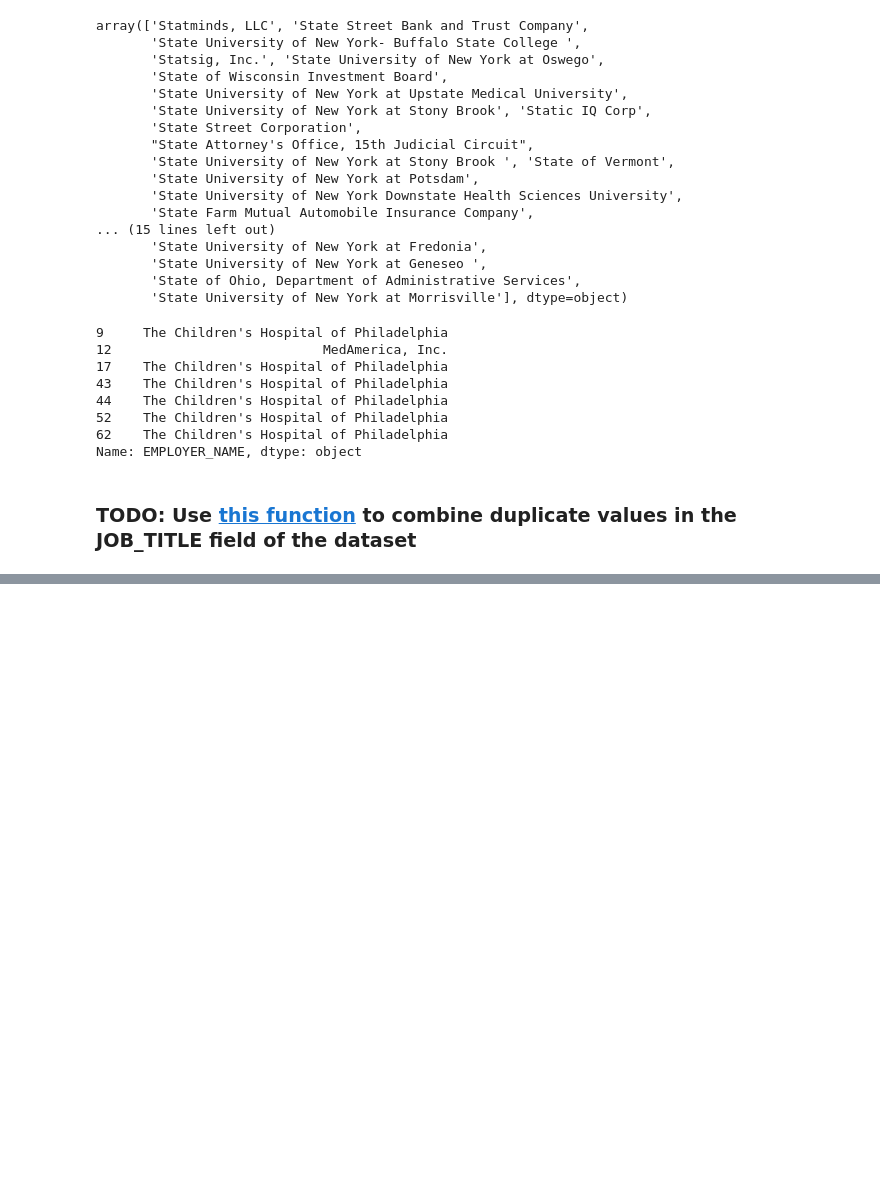
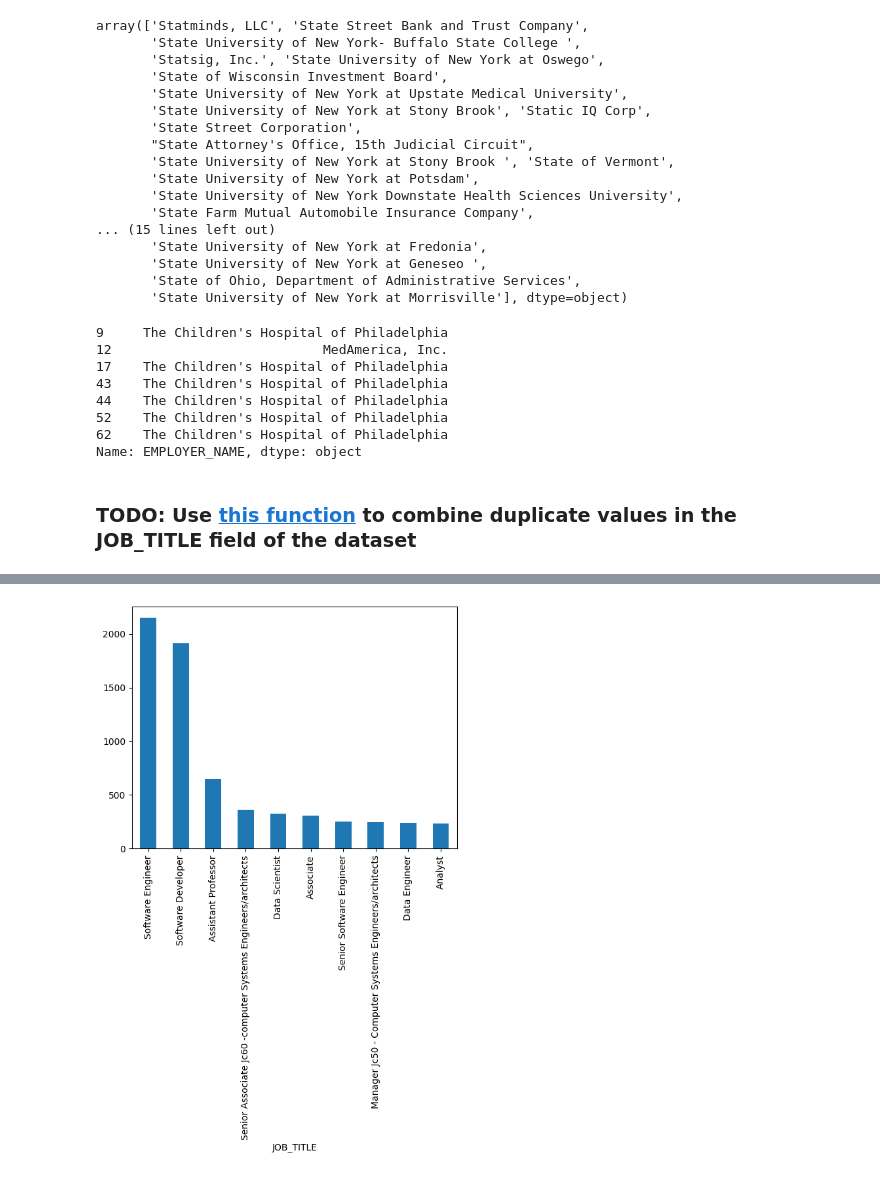
Before and after one commit to Tinashe-04/CareerPalz, a Jupyter notebook: LCA_Disclosure_Data_FY2023_Q4.ipynb, the cells around one changed output, grey strips where cells are left out. Cells and saved outputs as stored; diff of their text form; code cells hidden in the pictures; blank space fills up the shorter version.

Commit message:
Fixed job title case-sensitive inconsistency

```diff
--- a/LCA_Disclosure_Data_FY2023_Q4.ipynb
+++ b/LCA_Disclosure_Data_FY2023_Q4.ipynb
@@ -727,0 +736,2 @@ Name: EMPLOYER_NAME, dtype: object
+# %%
+certified_h1b['JOB_TITLE'] = [string.capwords(x, sep=None) for x in certified_h1b['JOB_TITLE']]
@@ -727,0 +744,4 @@ Name: EMPLOYER_NAME, dtype: object
+# %%
+certified_h1b['JOB_TITLE'].value_counts()[0:10].plot(kind='bar');
+# %% [output]
+[figure, added]
```
Also changed, not shown: parts of 5 cells of this notebook.
